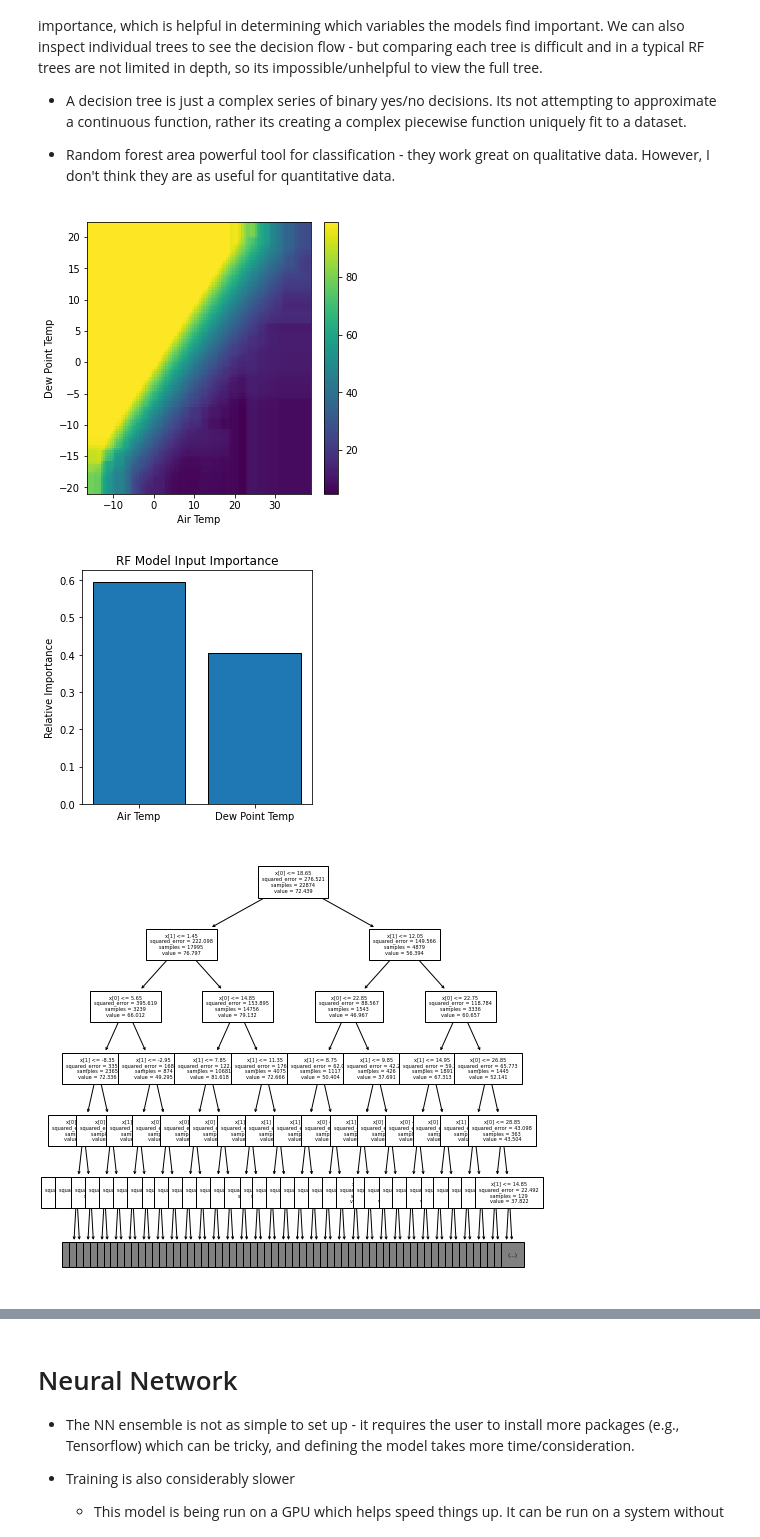
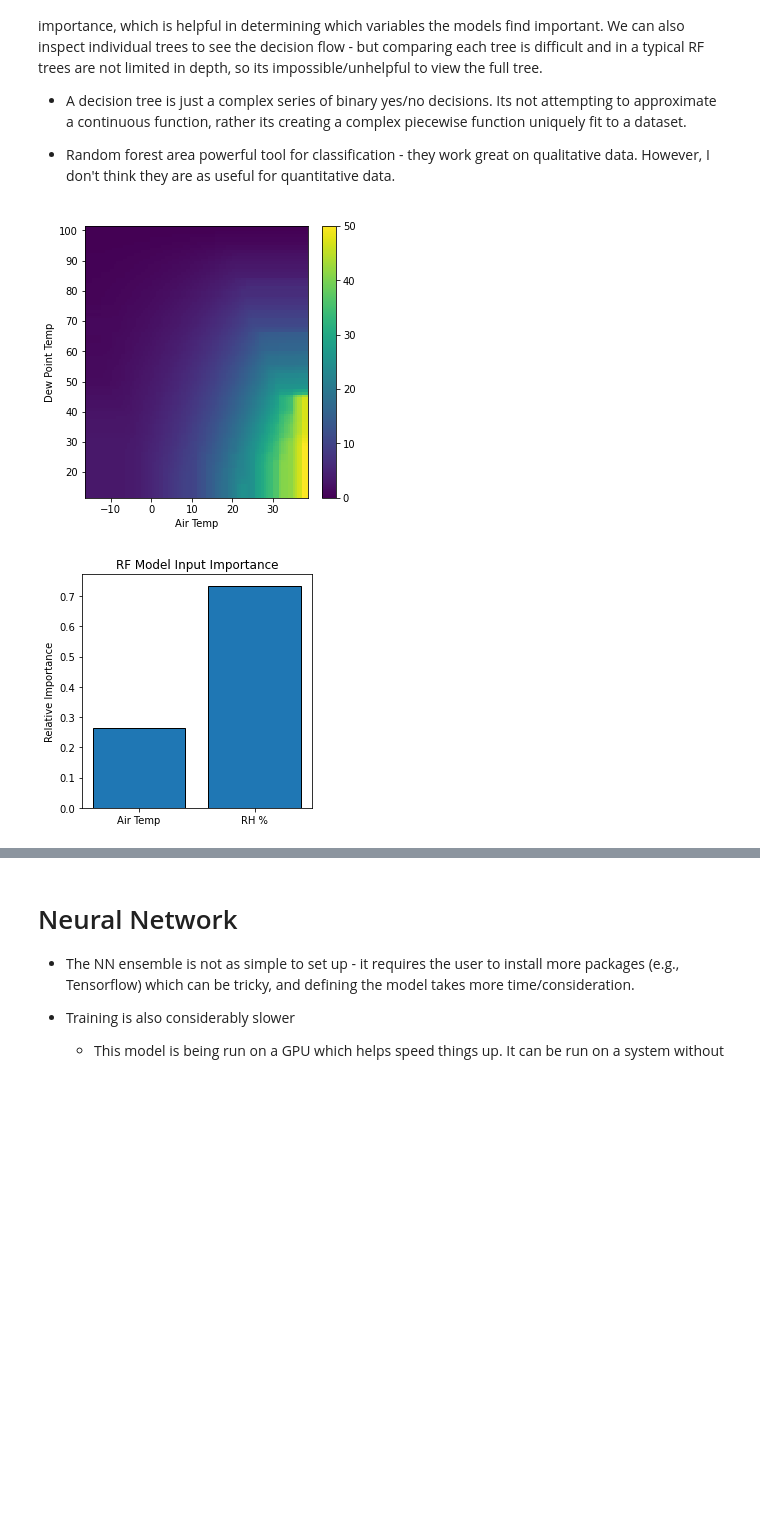
Before and after one commit to June-Skeeter/ML_Scripts, a Jupyter notebook: NN_v_RF_example.ipynb, the cells around one changed output, grey strips where cells are left out. Cells and saved outputs as stored; diff of their text form; code cells hidden in the pictures; blank space fills up the shorter version.

```diff
--- a/NN_v_RF_example.ipynb
+++ b/NN_v_RF_example.ipynb
@@ -51,19 +82,21 @@ RH is a non-linear function of Ta and Tdew
 * To investigate the extrapolation capability of the models, we are going to mask out data where RH > 95%.
     * We can see how well the models perform on the training dat (RH < 95%) and the masked data (RH > 95%).
 # %%
-X_vars = ['TEMP', 'DEW_POINT_TEMP']
-X_alias = ['Air Temp','Dew Point Temp']
-Y_var = 'RELATIVE_HUMIDITY'
-Y_alias = 'RH'
+X_vars = ['TEMP', 'RELATIVE_HUMIDITY']
+X_alias = ['Air Temp','RH %']
+Y_var = 'VPD'
+Y_alias = 'VPD'
 
 X_full = Data[X_vars].values
 Y_full = Data[Y_var].values.reshape(-1,1)
 
-x_mask = Data.loc[Data[Y_var]>=95,X_vars].values
-x = Data.loc[Data[Y_var]<95,X_vars].values
 
-y_mask = Data.loc[Data[Y_var]>=95,Y_var].values
-y = Data.loc[Data[Y_var]<95,Y_var].values
+
+x_mask = Data.loc[Data[Y_var]>100,X_vars].values
+x = Data.loc[Data[Y_var]<=100,X_vars].values
+
+y_mask = Data.loc[Data[Y_var]>100,Y_var].values
+y = Data.loc[Data[Y_var]<=100,Y_var].values
 
 print('Training Samples: ',y.shape)
 print('Masked Samples: ',y_mask.shape)
@@ -157,44 +186,43 @@ With RF models, we are limited what we can see from the model.  We can easily pl
 from sklearn import tree
 from sklearn.inspection import DecisionBoundaryDisplay
 import matplotlib.cm as cm
 from matplotlib.colors import Normalize
 
 fig,ax=plt.subplots(figsize=(5,5))#,dpi=200)
 a = DecisionBoundaryDisplay.from_estimator(
         RF,
         x_train,
         plot_method='pcolormesh',
         response_method="predict",
         ax=ax,
         xlabel='Air Temp',
         ylabel='Dew Point Temp',
     )
 # print(a.response)
-norm = Normalize(vmin=test.min(), vmax=Mask.max(), clip=False)
+norm = Normalize(vmin=0, vmax=50, clip=False)
 fig.colorbar(cm.ScalarMappable(norm=norm), ax=ax)
 
 
 # Inspect the "feature importance"
 # The relative weight of the input data in the model
 fig,ax=plt.subplots(figsize=(4,4))
 ax.bar(X_alias,RF.feature_importances_,edgecolor='k')
 ax.set_ylabel('Relative Importance')
 ax.set_title('RF Model Input Importance')
 plt.tight_layout()
 
 
-fig,ax = plt.subplots(1,figsize=(8,8))#,dpi=400)
-tree.plot_tree(RF.estimators_[0],max_depth=5,ax=ax,fontsize=5)
-plt.show()
+# fig,ax = plt.subplots(1,figsize=(8,8))#,dpi=400)
+# tree.plot_tree(RF.estimators_[0],max_depth=5,ax=ax,fontsize=5)
+# plt.show()
 
-fig,ax = plt.subplots(2,3,figsize=(10,10))#,dpi=400)
-i = 0
-for AX in ax:
-    for a in AX:
-        tree.plot_tree(RF.estimators_[i],max_depth=2,ax=a,fontsize=5)
-        i += 1
-plt.show()
+# fig,ax = plt.subplots(2,3,figsize=(10,10))#,dpi=400)
+# i = 0
+# for AX in ax:
+#     for a in AX:
+#         tree.plot_tree(RF.estimators_[i],max_depth=2,ax=a,fontsize=5)
+#         i += 1
+# plt.show()
 # %% [output]
-[figure, old version]
+[figure, new version]
-[figure, old version]
+[figure, new version]
-[figure, removed]
```
Also changed, not shown: parts of 9 cells of this notebook.
